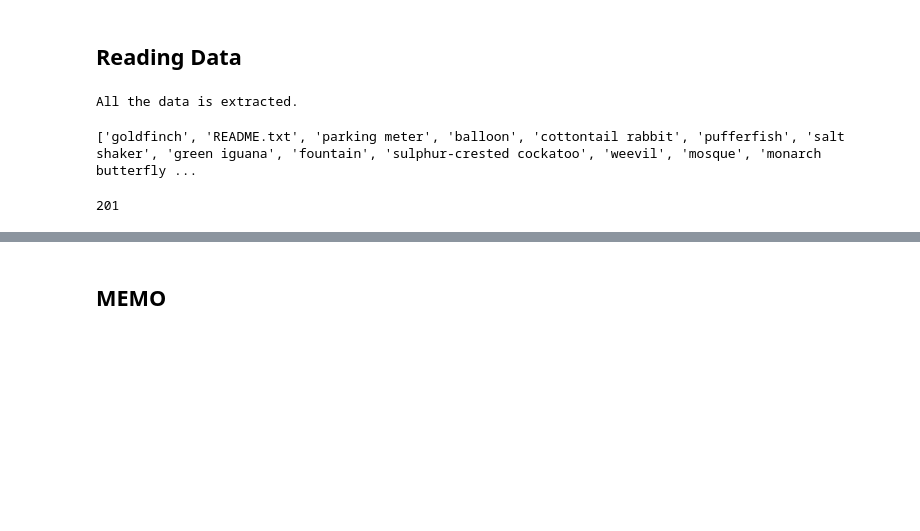
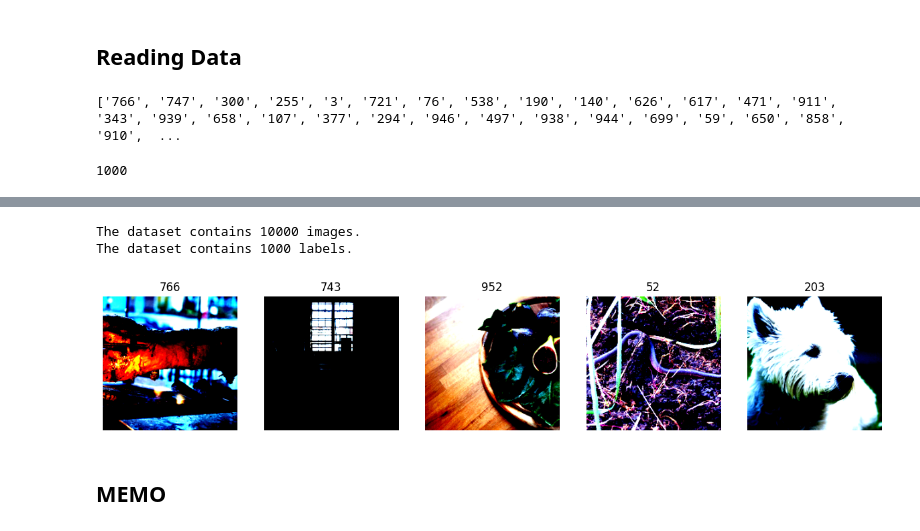
Before and after one commit to SamueleBolotta/ML3_TTA, a Jupyter notebook: project.ipynb, the cells around one changed output, grey strips where cells are left out. Drawn from its saved outputs; the diff is of its cells as text; code cells hidden in the pictures; blank space fills up the shorter version.

Commit message:
MEMO implementation: test return updated and dataset change

```diff
--- a/project.ipynb
+++ b/project.ipynb
@@ -26,8 +26,8 @@ import os
 import shutil
 import re
 
-tar_file = "./drive/MyDrive/DL_project/imagenet-a.tar"
-data_folder = "imagenet-a"
+tar_file = "./drive/MyDrive/DL_project/imagenetv2-matched-frequency.tar.gz"
+data_folder = "imagenetv2-matched-frequency"
 
 # function to untar the dataset and store it in a new folder
 def extract_dataset(compress_file, destination_folder):
@@ -62,15 +62,35 @@ def extract_dataset(compress_file, destination_folder):
   change_folders_names(destination_folder+"/README.txt", destination_folder)
 
 extract_dataset(tar_file, data_folder)
-# %% [output]
-All the data is extracted.
+# %%
+import tarfile
+import os
+import shutil
+import re
+
+tar_file = "./drive/MyDrive/DL_project/imagenetv2-matched-frequency.tar.gz"
+data_folder = "imagenetv2-matched-frequency-format-val"
+
+def extract_dataset(file_path, destination_folder):
+    if not os.path.exists(file_path):
+        print("Compress file doesn't exist.")
+        return
+
+    if os.path.exists(destination_folder):
+        # remove the folder if already exists one
+        shutil.rmtree(destination_folder)
+
+    with tarfile.open(file_path, 'r') as tar:
+        tar.extractall(path='.')
+
+extract_dataset(tar_file, data_folder)
 # %%
 ids_list = os.listdir(data_folder)
 print(ids_list)
-len(ids_list) # 200 folders + 1 readme
+len(ids_list) # 1000 number of labels
 # %% [output]
-['goldfinch', 'README.txt', 'parking meter', 'balloon', 'cottontail rabbit', 'pufferfish', 'salt shaker', 'green iguana', 'fountain', 'sulphur-crested cockatoo', 'weevil', 'mosque', 'monarch butterfly ...
+['766', '747', '300', '255', '3', '721', '76', '538', '190', '140', '626', '617', '471', '911', '343', '939', '658', '107', '377', '294', '946', '497', '938', '944', '699', '59', '650', '858', '910',  ...
-201
+1000
 # %%
 from PIL import Image
 from torch.utils.data import Dataset, DataLoader, SubsetRandomSampler
@@ -84,7 +104,7 @@ def get_data(batch_size, dataset_path, transform):
   print(f"The dataset contains {len(data)} images.")
   print(f"The dataset contains {len(class_labels)} labels.")
 
-  test_loader = torch.utils.data.DataLoader(data, batch_size, shuffle=False, num_workers=8)
+  test_loader = torch.utils.data.DataLoader(data, batch_size, shuffle=True, num_workers=8)
 
   return test_loader, class_labels
 # %%
@@ -110,3 +130,16 @@ def show_images(dataloader, num_images=5):
       axes[i].axis('off')
       axes[i].set_title(dataloader.dataset.classes[labels[i]])
   plt.show()
+# %%
+# itialize the ResNet model
+weights = ResNet50_Weights.DEFAULT
+model = resnet50(weights=weights).to('cuda')
+
+# initialize the inference transforms
+preprocess = weights.transforms()
+preprocess
+
+test_loader, data_labels = get_data(32, data_folder, preprocess)
+
+show_images(test_loader)
+# %% [output]
@@ -113,3 +147,6 @@ def show_images(dataloader, num_images=5):
+The dataset contains 10000 images.
+The dataset contains 1000 labels.
+[figure, added]
 # %% [markdown]
 ## MEMO
 # %%
```
Also changed, not shown: parts of 6 cells of this notebook.
